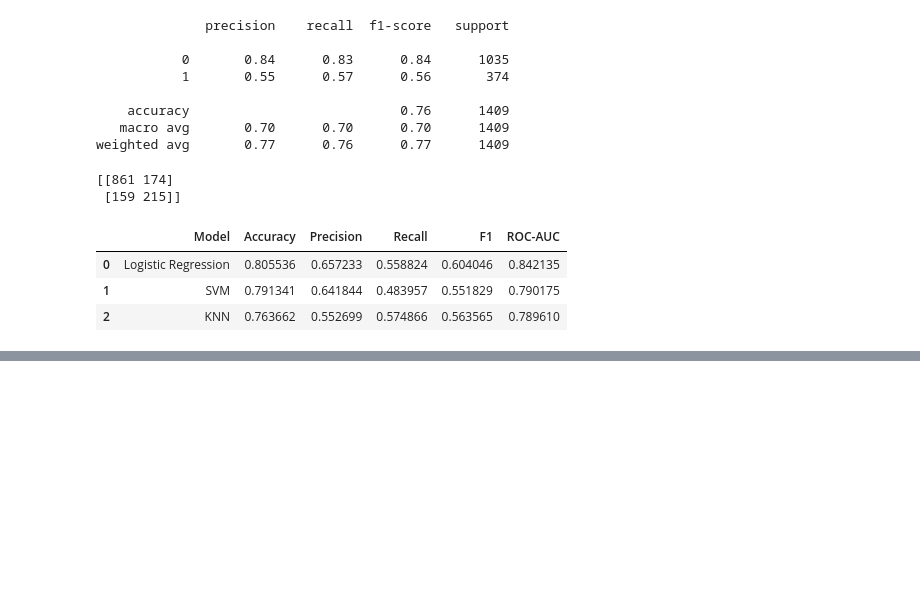
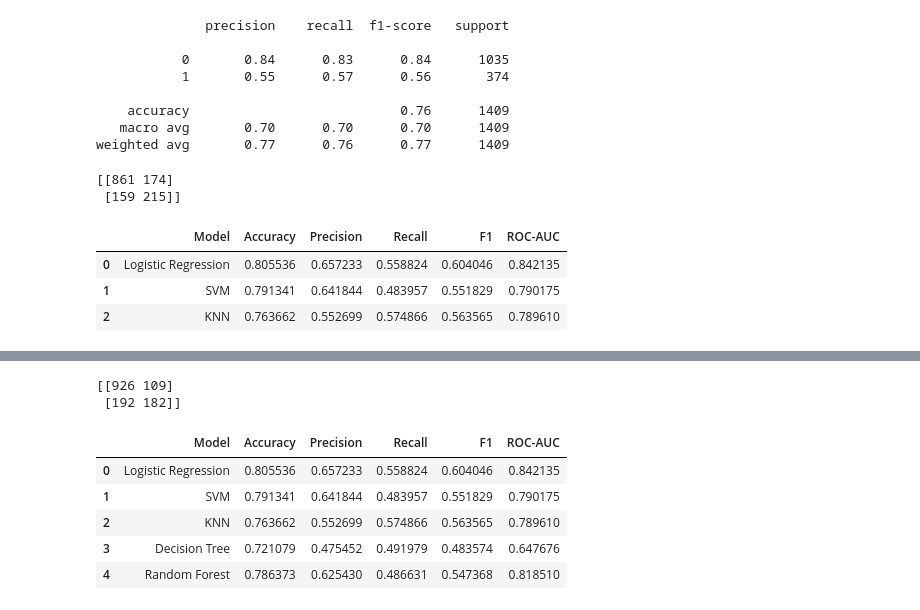
Before and after one commit to BikeshKumar919/customer-churn-ml, a Jupyter notebook: notebooks/03_model_training.ipynb, the cells around one changed output, grey strips where cells are left out. Saved outputs shown, nothing was run; the diff lists cells and outputs as text; code cells hidden in the pictures; blank space fills up the shorter version.

Commit message:
Add SVM, KNN, Decision Tree and Random Forest baselines

```diff
--- a/notebooks/03_model_training.ipynb
+++ b/notebooks/03_model_training.ipynb
@@ -400,0 +496,12 @@ results_df
+# %%
+random_forest_pipeline = Pipeline(
+    steps=[
+        ("preprocessor", preprocessor),
+        ("model", RandomForestClassifier(
+            n_estimators=100,
+            random_state=42
+        ))
+    ]
+)
+# %%
+random_forest_pipeline.fit(X_train, y_train)
@@ -400,0 +529,18 @@ results_df
+# %%
+rf_pred = random_forest_pipeline.predict(X_test)
+
+rf_prob = random_forest_pipeline.predict_proba(X_test)[:, 1]
+# %%
+rf_accuracy = accuracy_score(y_test, rf_pred)
+rf_precision = precision_score(y_test, rf_pred)
+rf_recall = recall_score(y_test, rf_pred)
+rf_f1 = f1_score(y_test, rf_pred)
+rf_roc_auc = roc_auc_score(y_test, rf_prob)
+
+print("Random Forest Results")
+print("----------------------")
+print("Accuracy :", rf_accuracy)
+print("Precision:", rf_precision)
+print("Recall   :", rf_recall)
+print("F1 Score :", rf_f1)
+print("ROC-AUC  :", rf_roc_auc)
@@ -400,0 +566,25 @@ results_df
+# %%
+print(confusion_matrix(y_test, rf_pred))
+# %% [output]
+[[926 109]
+ [192 182]]
+# %%
+results.append({
+    "Model": "Random Forest",
+    "Accuracy": rf_accuracy,
+    "Precision": rf_precision,
+    "Recall": rf_recall,
+    "F1": rf_f1,
+    "ROC-AUC": rf_roc_auc
+})
+
+results_df = pd.DataFrame(results)
+
+results_df
+# %% [output]
+|  | Model | Accuracy | Precision | Recall | F1 | ROC-AUC |
+| 0 | Logistic Regression | 0.805536 | 0.657233 | 0.558824 | 0.604046 | 0.842135 |
+| 1 | SVM | 0.791341 | 0.641844 | 0.483957 | 0.551829 | 0.790175 |
+| 2 | KNN | 0.763662 | 0.552699 | 0.574866 | 0.563565 | 0.789610 |
+| 3 | Decision Tree | 0.721079 | 0.475452 | 0.491979 | 0.483574 | 0.647676 |
+| 4 | Random Forest | 0.786373 | 0.625430 | 0.486631 | 0.547368 | 0.818510 |
```
Also changed, not shown: parts of 12 cells of this notebook.
